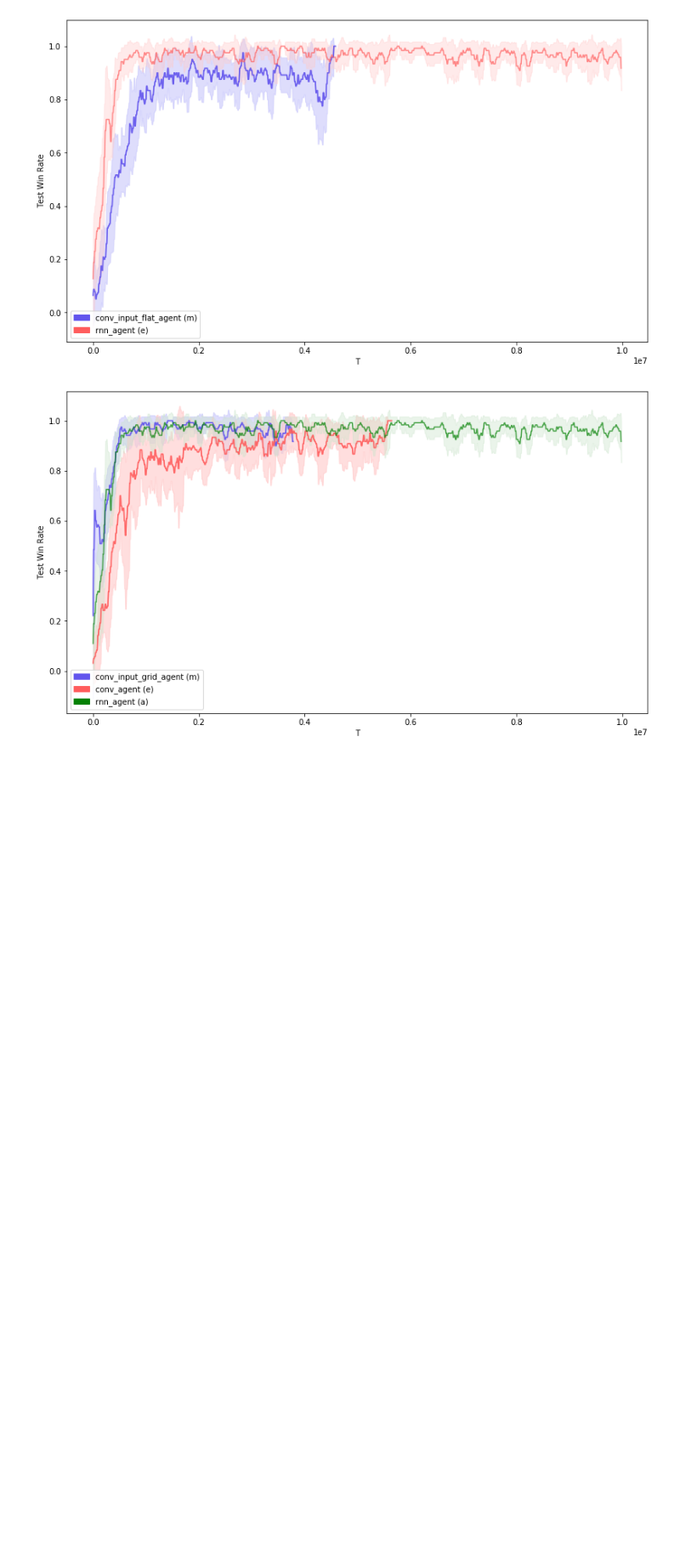
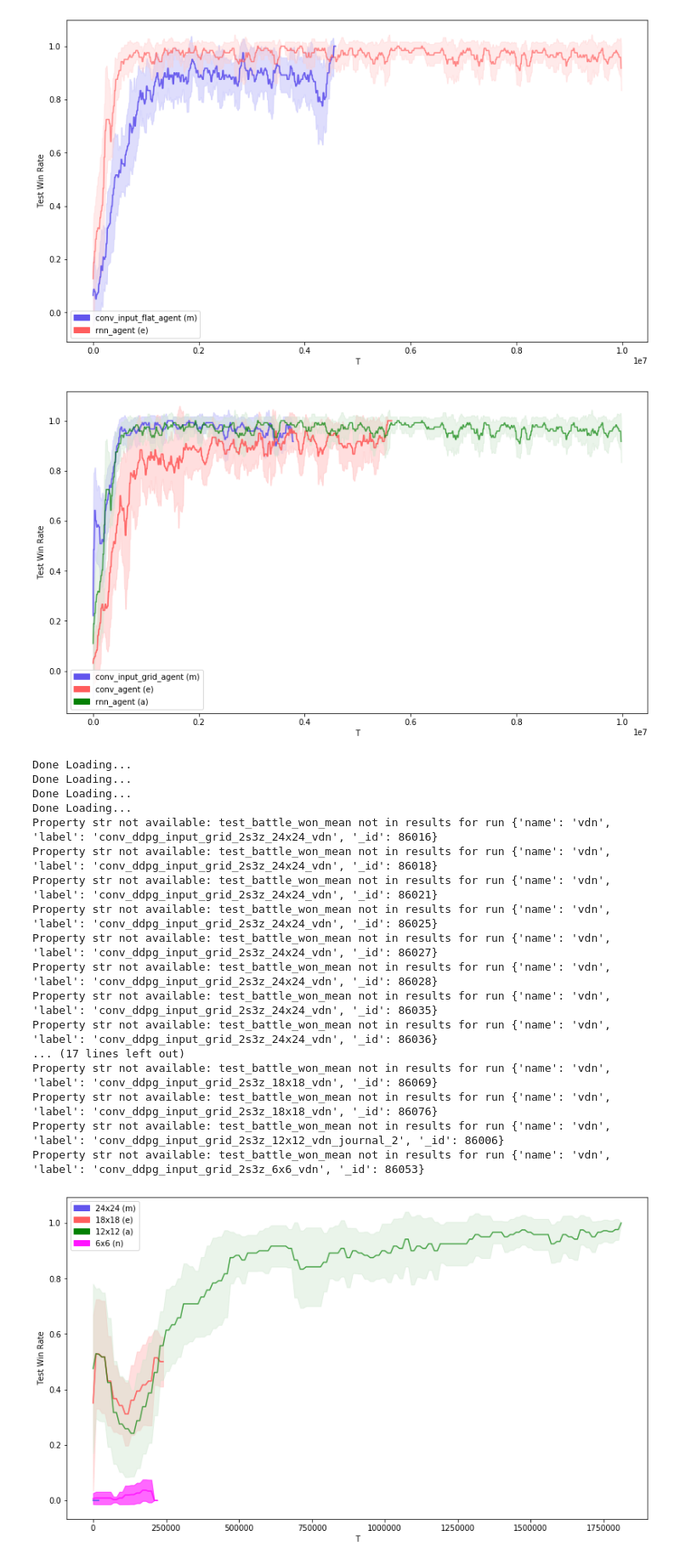
Before and after one commit to nicholasburden/pymarl, a Jupyter notebook: analysis/analysis2.ipynb, the cells around one changed output. Shown at 85% size. Saved outputs shown, nothing was run; the diff lists cells and outputs as text; code cells hidden in the pictures; blank space fills up the shorter version.

```diff
--- a/analysis/analysis2.ipynb
+++ b/analysis/analysis2.ipynb
@@ -164,21 +164,40 @@ Run (ID 11, name {'name': 'qmix_journal', 'label': 'conv_ddpg_input_grid_2s3z_12
 # %%
 #2s3z 8x8, 12x12, 16x16, 24x24 vdn journal - needs doing
 
 data__conv_ddpg_input_grid_6 = mongo_central.get_name_label_names("", "conv_ddpg_input_grid_2s3z_6x6_vdn")
-data__conv_ddpg_input_grid_12 = mongo_central.get_name_label_names("", "conv_ddpg_input_grid_2s3z_12x12_vdn")
+data__conv_ddpg_input_grid_12 = mongo_central.get_name_label_names("", "conv_ddpg_input_grid_2s3z_12x12_vdn_journal")
 data__conv_ddpg_input_grid_18 = mongo_central.get_name_label_names("", "conv_ddpg_input_grid_2s3z_18x18_vdn")
-data__conv_ddpg_input_grid_24 = mongo_central.get_name_label_names("", "conv_ddpg_input_grid_2s3z_24x24_qmix_vdn")
+data__conv_ddpg_input_grid_24 = mongo_central.get_name_label_names("", "conv_ddpg_input_grid_2s3z_24x24_vdn")
 bavg = bundle_average(mongo_central,
                       [("24x24", data__conv_ddpg_input_grid_24, "test_battle_won_mean", "test_battle_won_mean_T"),
                        ("18x18", data__conv_ddpg_input_grid_18, "test_battle_won_mean", "test_battle_won_mean_T"),
                        ("12x12", data__conv_ddpg_input_grid_12, "test_battle_won_mean", "test_battle_won_mean_T"),
                        ("6x6", data__conv_ddpg_input_grid_6, "test_battle_won_mean", "test_battle_won_mean_T")
                       ],
                       no_fails=True,
                       window=100000)
 
 a = plot_bundle_avgs(bavg,
                      figsize=(15,8))
+# %% [output]
+Done Loading...
+Done Loading...
+Done Loading...
+Done Loading...
+Property str not available: test_battle_won_mean not in results for run {'name': 'vdn', 'label': 'conv_ddpg_input_grid_2s3z_24x24_vdn', '_id': 86016}
+Property str not available: test_battle_won_mean not in results for run {'name': 'vdn', 'label': 'conv_ddpg_input_grid_2s3z_24x24_vdn', '_id': 86018}
+Property str not available: test_battle_won_mean not in results for run {'name': 'vdn', 'label': 'conv_ddpg_input_grid_2s3z_24x24_vdn', '_id': 86021}
+Property str not available: test_battle_won_mean not in results for run {'name': 'vdn', 'label': 'conv_ddpg_input_grid_2s3z_24x24_vdn', '_id': 86025}
+Property str not available: test_battle_won_mean not in results for run {'name': 'vdn', 'label': 'conv_ddpg_input_grid_2s3z_24x24_vdn', '_id': 86027}
+Property str not available: test_battle_won_mean not in results for run {'name': 'vdn', 'label': 'conv_ddpg_input_grid_2s3z_24x24_vdn', '_id': 86028}
+Property str not available: test_battle_won_mean not in results for run {'name': 'vdn', 'label': 'conv_ddpg_input_grid_2s3z_24x24_vdn', '_id': 86035}
+Property str not available: test_battle_won_mean not in results for run {'name': 'vdn', 'label': 'conv_ddpg_input_grid_2s3z_24x24_vdn', '_id': 86036}
+... (17 lines left out)
+Property str not available: test_battle_won_mean not in results for run {'name': 'vdn', 'label': 'conv_ddpg_input_grid_2s3z_18x18_vdn', '_id': 86069}
+Property str not available: test_battle_won_mean not in results for run {'name': 'vdn', 'label': 'conv_ddpg_input_grid_2s3z_18x18_vdn', '_id': 86076}
+Property str not available: test_battle_won_mean not in results for run {'name': 'vdn', 'label': 'conv_ddpg_input_grid_2s3z_12x12_vdn_journal_2', '_id': 86006}
+Property str not available: test_battle_won_mean not in results for run {'name': 'vdn', 'label': 'conv_ddpg_input_grid_2s3z_6x6_vdn', '_id': 86053}
+[figure, added]
 # %%
 #with ID vs no ID, 12x12 VDN - needs doing
 
```
Also changed, not shown: parts of 1 cell of this notebook, 2 other files.
